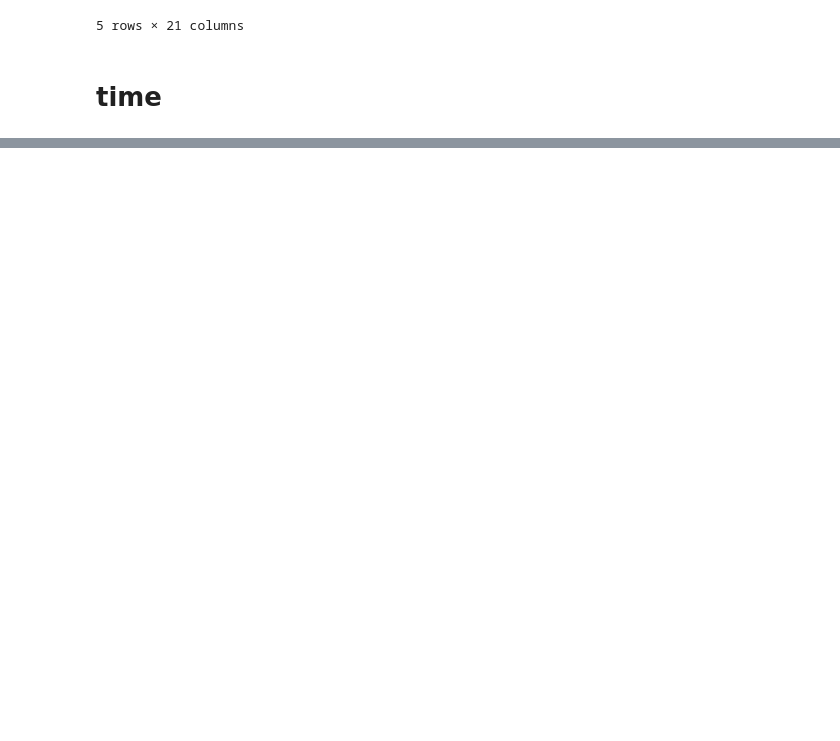
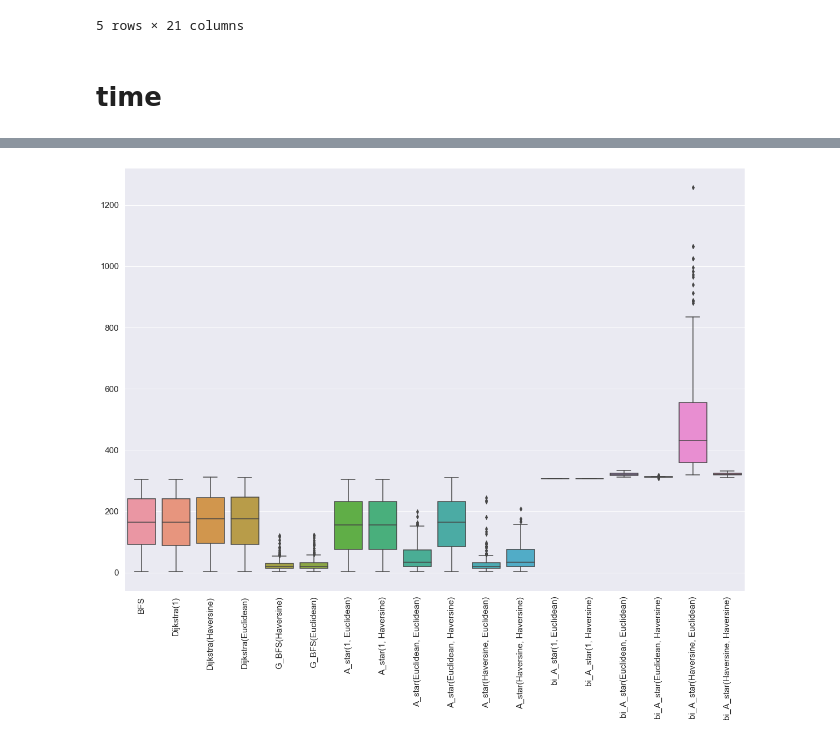
Before and after one commit to SustechSTA303/STA303-Assignment03, a Jupyter notebook: myWork/analysis&plot.ipynb, the cells around one changed output, grey strips where cells are left out. Drawn from its saved outputs; the diff is of its cells as text; code cells hidden in the pictures; blank space fills up the shorter version.

```diff
--- a/myWork/analysis&plot.ipynb
+++ b/myWork/analysis&plot.ipynb
@@ -51,0 +50,4 @@ plt.xticks(rotation = 90);
+# %%
+iterate_time = pd.read_csv('data/iterate_time.csv')
+iterate_time = iterate_time.drop(['Unnamed: 0'], axis=1)
+iterate_time.head()
@@ -51,0 +61,8 @@ plt.xticks(rotation = 90);
+# %%
+plt.figure(figsize=(20,14))
+sns.set(font_scale = 1.4)
+sns.boxplot(data=iterate_time.drop(["BellmanFord(1)","BellmanFord(Euclidean)"], axis=1))
+
+plt.xticks(rotation = 90);
+# %% [output]
+[figure, added]
```
Also changed, not shown: parts of 3 cells of this notebook, 4 other files.
